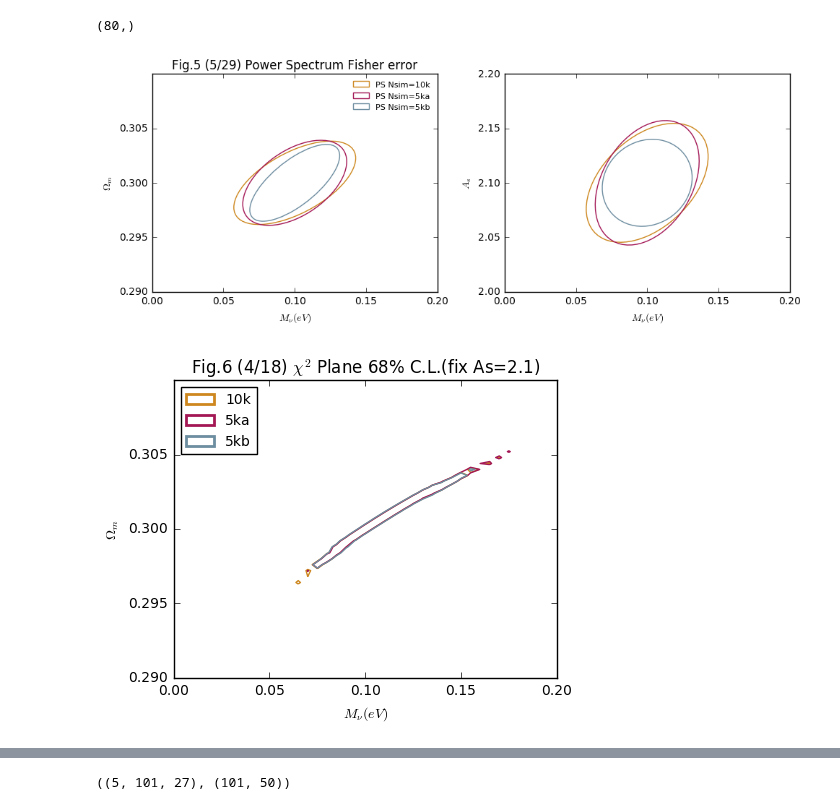
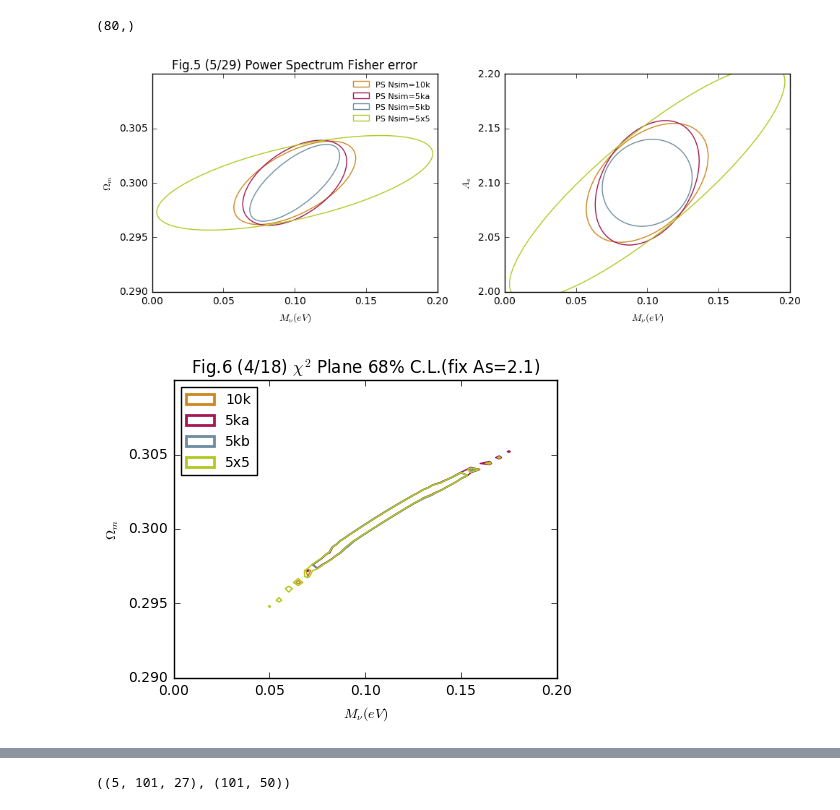
Before and after one commit to liuxx479/PDFs, a Jupyter notebook: test_10k.ipynb, the cells around one changed output, grey strips where cells are left out. Drawn from its saved outputs; the diff is of its cells as text; code cells hidden in the pictures.

```diff
--- a/test_10k.ipynb
+++ b/test_10k.ipynb
@@ -247,15 +247,15 @@ dp = array([0.03, 0.3*ir, 2.1*ir])
 Nparams=len(dp)
 params_der = array([fidu_params+identity(3)*idp for idp in [dp/2,-dp/2]])
 der_arr = []
-interp_arr = []
+interp_arr_PS = []
 for istats in [psI_flat, psI5ka_flat, psI5kb_flat]:#+psI1k_flats:
     iinterp = WLanalysis.buildInterpolator(istats[idx_good], params[idx_good])
     ider = array([(iinterp(params_der[0][i]) - iinterp(params_der[1][i]))/dp[i] for i in range(3)])
     der_arr.append(ider)
-    interp_arr.append(iinterp)
+    interp_arr_PS.append(iinterp)
 
 Fisher_arr_PS = [Fisher(covIpsN, ider) for ider in der_arr]
-
+Fisher_arr_PS += [Fisher2der(covIpsN, der_arr[1], der_arr[2]),]
 # Fisher_arr_2der = [Fisher2der(covIpsN, der_arr[i], der_arr[i+1]) for i in range(3,12)]
 # Fmean5k= mean(array( [Fisher_arr_2der[i][0] for i in range(len(Fisher_arr_2der))]),axis=0)
 # Ferr5k = real(sqrt(mat(Fmean5k).I)) [range(Nparams), range(Nparams)]
@@ -271,35 +271,35 @@ Fisher_arr_PS = [Fisher(covIpsN, ider) for ider in der_arr]
 # for iF in Fisher_arr_2der:
 #     print iF[1]
 #     i+=1
 
 ######### plot
 lss='solid'
-fnNsim=['10k','5ka', '5kb',]+['1k%s'%(i) for i in range(10)]
+fnNsim=['10k','5ka', '5kb', '5x5']#]+['1k%s'%(i) for i in range(10)]
 seed(999)
 f, (ax1,ax2) = subplots(1,2,figsize=(10,4))
 #Fisher_arr2 = Fisher_arr[:3]#+Fisher_arr_2der
 for i in range(len(Fisher_arr_PS)):
     icolor = rand(3)
     iF = Fisher_arr_PS[i][0]
     plotEllipse(fidu_params[[0,1]], mat(iF).I[[0,1],:][:,[0,1]] ,icolor,lss,'PS Nsim=%s'%(fnNsim[i]),ax1)
     plotEllipse(fidu_params[[0,2]], mat(iF).I[[0,2],:][:,[0,2]] ,icolor,lss,'PS Nsim=%s'%(fnNsim[i]),ax2)
 
 ax1.set_xlim(0., 0.2)
 ax1.set_ylim(0.29, 0.31)
 ax2.set_xlim(0., 0.2)
 ax2.set_ylim(2., 2.2)
 
 ax1.set_xlabel(r'$M_\nu(eV)$')
 ax1.set_ylabel(r'$\Omega_m$')
 ax2.set_xlabel(r'$M_\nu(eV)$')
 ax2.set_ylabel(r'$A_s$')
 ax1.legend(fontsize=8,frameon=0,ncol=1)
 ax1.set_title('Fig.5 (5/29) Power Spectrum Fisher error')
 #ax2.set_title('noisy covariance')
 plt.tight_layout()
 show()
 # %% [output]
-[figure, old version]
+[figure, new version]
 # %%
 ######### test with chisq brute force grid
 Na, Nb = 41,51
@@ -319,5 +322,5 @@ for iinterp in interp_arr[:3]:
 # %%
-fnNsim=['10k','5ka', '5kb']
+fnNsim=['10k','5ka', '5kb', '5x5']
 
 seed(999)
 X, Y = meshgrid(Mnu_arr, Om_arr)
@@ -327,10 +330,11 @@ for i in range(len(chi2_arr)):
     ichi = chi2_arr[i]
     ip = exp(-0.5*ichi).T
     il = sort(WLanalysis.findlevel(ip))
-    ax.contour(X, Y, ip,levels=[il[-1],], origin='lower',aspect='auto',interpolation='nearest',colors=[icolor,],label=fnNsim[i],lw=0.5)
+    ax.contour(X, Y, ip,levels=[il[-1],], origin='lower',aspect='auto',
+               interpolation='nearest',colors=[icolor,],label=fnNsim[i],lw=0.5)
 
 seed(999)
-proxy=[plt.Rectangle((0,0),1,1,ec=rand(3), fc='w',lw=2) for _i_ in range(3)]
+proxy=[plt.Rectangle((0,0),1,1,ec=rand(3), fc='w',lw=2) for _i_ in range(len(chi2_arr))]
 ax.legend(proxy, fnNsim,loc='upper left',fontsize=10,ncol=1)
 
 ax.set_xlabel(r'$M_\nu(eV)$')
@@ -341,7 +345,7 @@ ax.set_title('Fig.6 (4/18) $\chi^2$ Plane 68% C.L.(fix As=2.1)')
 plt.tight_layout()
 show()
 # %% [output]
-[figure, old version]
+[figure, new version]
 # %%
 print sum(pdf1dI[0,0]), (3.5*60)**2
 print sum(pdf2dI[0,0]), (3.5*60)**2
```
Also changed, not shown: parts of 11 cells of this notebook.
